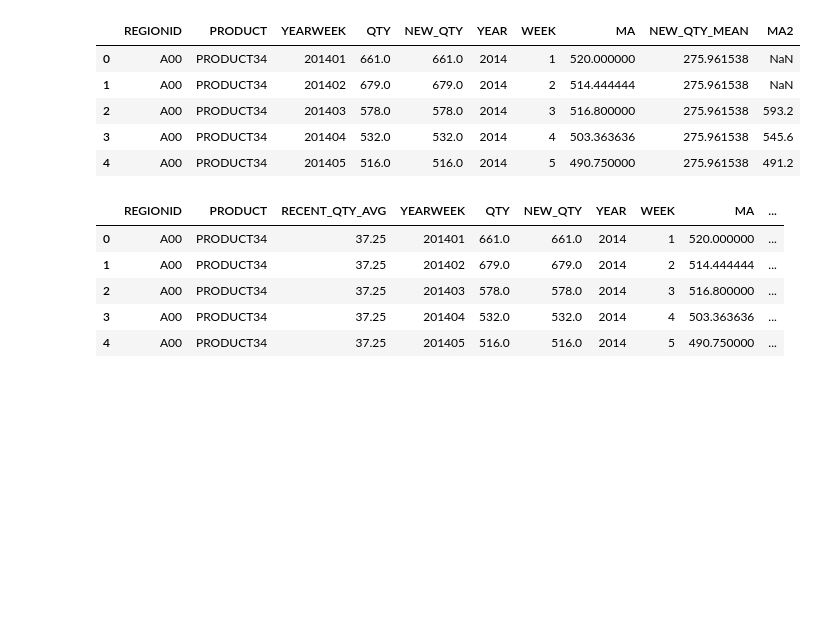
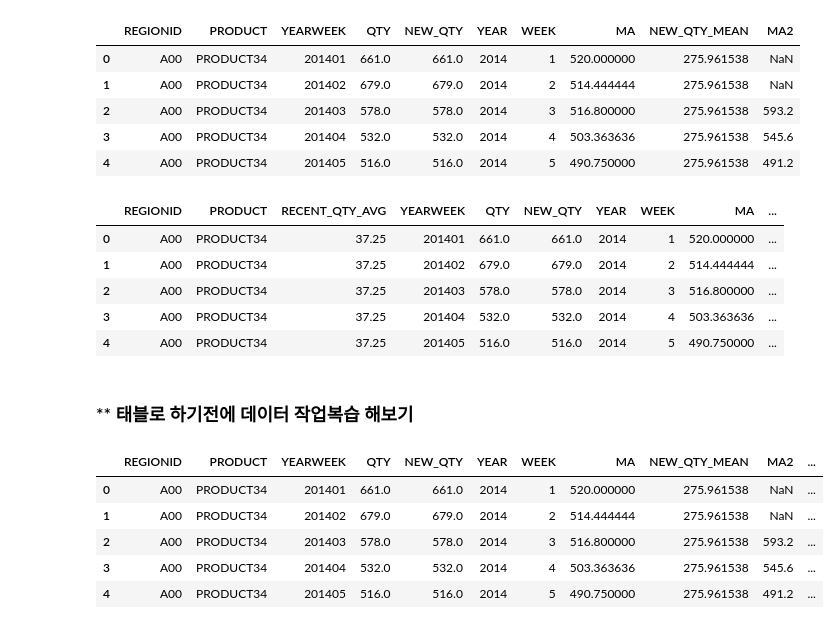
Before and after one commit to hyeongseobb/Python, a Jupyter notebook: Project_Seasonality2.ipynb, the cells around one changed output. Saved outputs shown, nothing was run; the diff lists cells and outputs as text; code cells hidden in the pictures; blank space fills up the shorter version.

```diff
--- a/Project_Seasonality2.ipynb
+++ b/Project_Seasonality2.ipynb
@@ -323,3 +325,5 @@ mergeResult2.head()
 | 2 | A00 | PRODUCT34 | 37.25 | 201403 | 578.0 | 578.0 | 2014 | 3 | 516.800000 | ... |
 | 3 | A00 | PRODUCT34 | 37.25 | 201404 | 532.0 | 532.0 | 2014 | 4 | 503.363636 | ... |
 | 4 | A00 | PRODUCT34 | 37.25 | 201405 | 516.0 | 516.0 | 2014 | 5 | 490.750000 | ... |
+# %% [markdown]
+### ** 태블로 하기전에 데이터 작업복습 해보기
@@ -325,0 +332,9 @@ mergeResult2.head()
+# %%
+a.head()
+# %% [output]
+|  | REGIONID | PRODUCT | YEARWEEK | QTY | NEW_QTY | YEAR | WEEK | MA | NEW_QTY_MEAN | MA2 | ... |
+| 0 | A00 | PRODUCT34 | 201401 | 661.0 | 661.0 | 2014 | 1 | 520.000000 | 275.961538 | NaN | ... |
+| 1 | A00 | PRODUCT34 | 201402 | 679.0 | 679.0 | 2014 | 2 | 514.444444 | 275.961538 | NaN | ... |
+| 2 | A00 | PRODUCT34 | 201403 | 578.0 | 578.0 | 2014 | 3 | 516.800000 | 275.961538 | 593.2 | ... |
+| 3 | A00 | PRODUCT34 | 201404 | 532.0 | 532.0 | 2014 | 4 | 503.363636 | 275.961538 | 545.6 | ... |
+| 4 | A00 | PRODUCT34 | 201405 | 516.0 | 516.0 | 2014 | 5 | 490.750000 | 275.961538 | 491.2 | ... |
```
Also changed, not shown: parts of 8 cells of this notebook, 23 other files.
